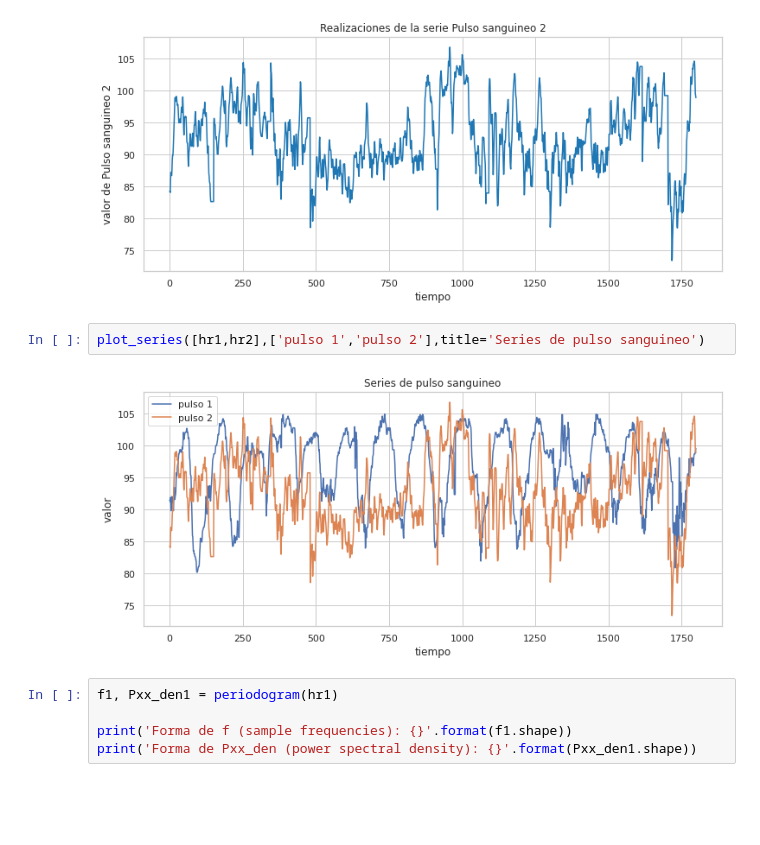
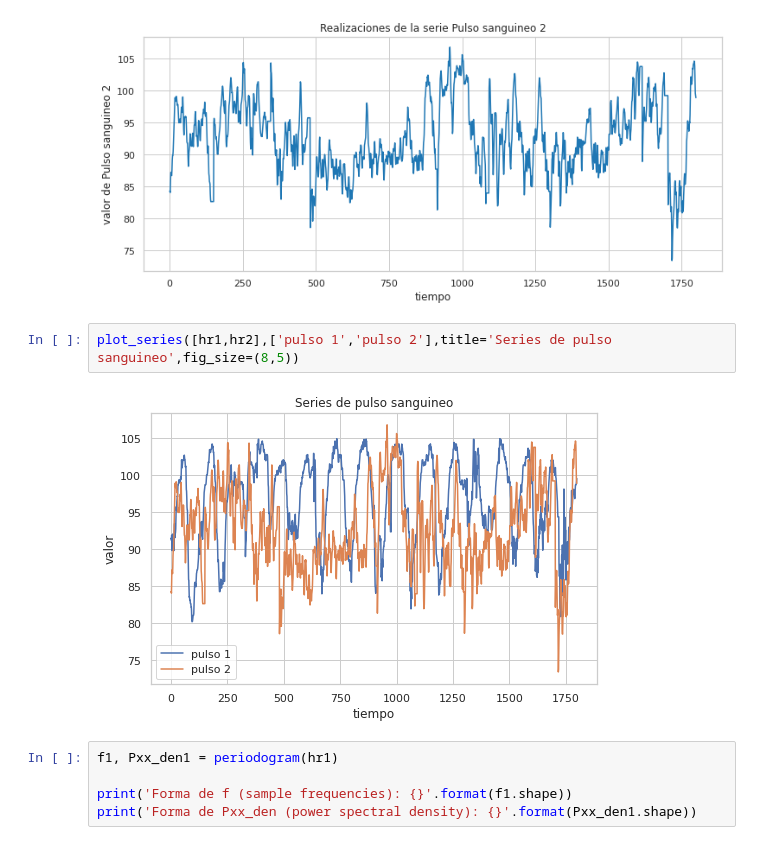
Before and after one commit to camilocarvajalreyes/tareas-MDS7204, a Jupyter notebook: unidad_1/tarea_2/periodograma.ipynb, the cells around one changed output. Saved outputs shown, nothing was run; the diff lists cells and outputs as text; blank space fills up the shorter version.

```diff
--- a/unidad_1/tarea_2/periodograma.ipynb
+++ b/unidad_1/tarea_2/periodograma.ipynb
@@ -18,9 +34,9 @@ plot_series(hr2,'Pulso sanguineo 2')
 # %% [output]
 [figure]
 # %%
-plot_series([hr1,hr2],['pulso 1','pulso 2'],title='Series de pulso sanguineo')
+plot_series([hr1,hr2],['pulso 1','pulso 2'],title='Series de pulso sanguineo',fig_size=(8,5))
 # %% [output]
-[figure, old version]
+[figure, new version]
 # %%
 f1, Pxx_den1 = periodogram(hr1)
 
```
Also changed, not shown: parts of 5 cells of this notebook, 1 other file.
